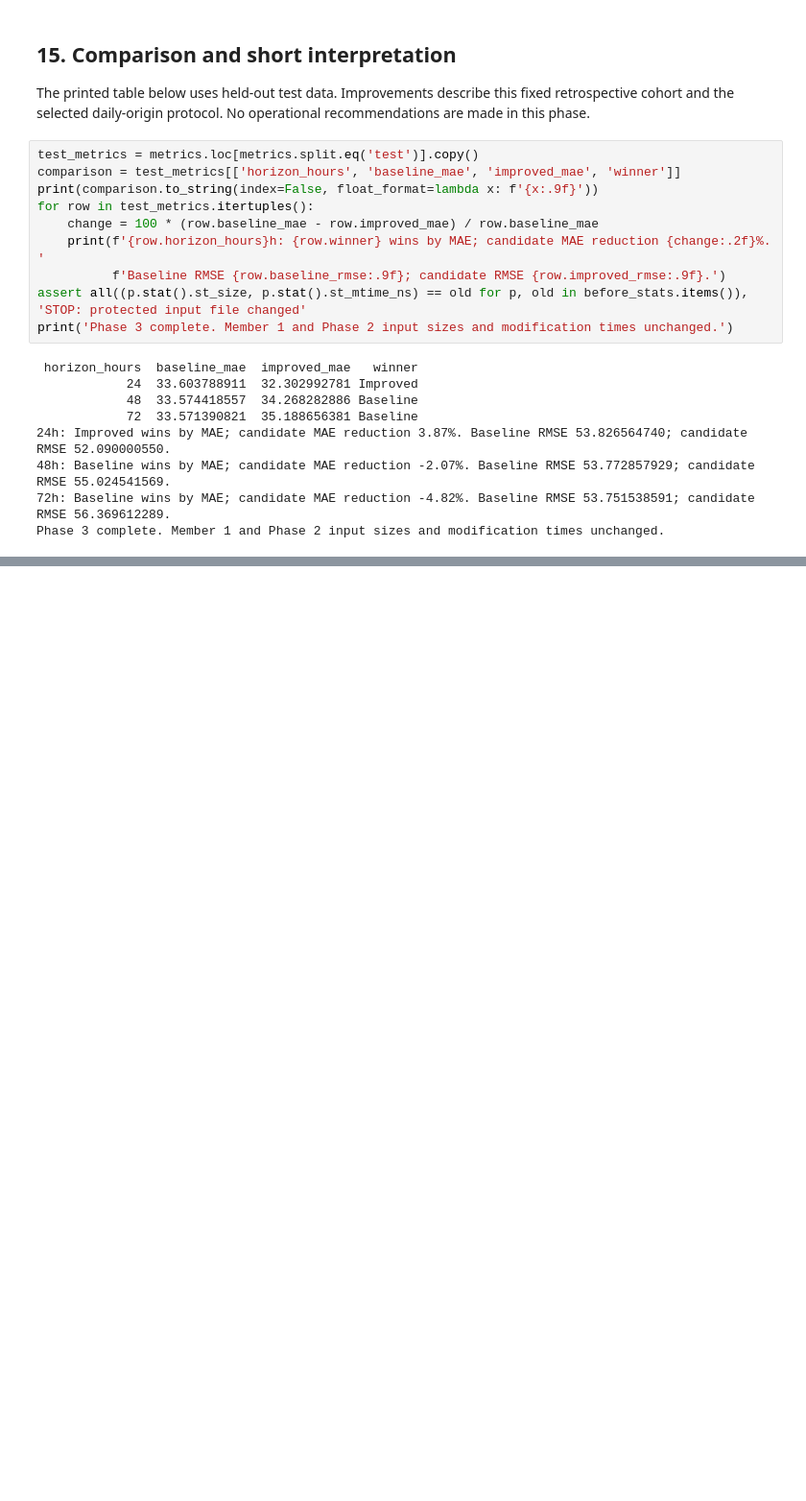
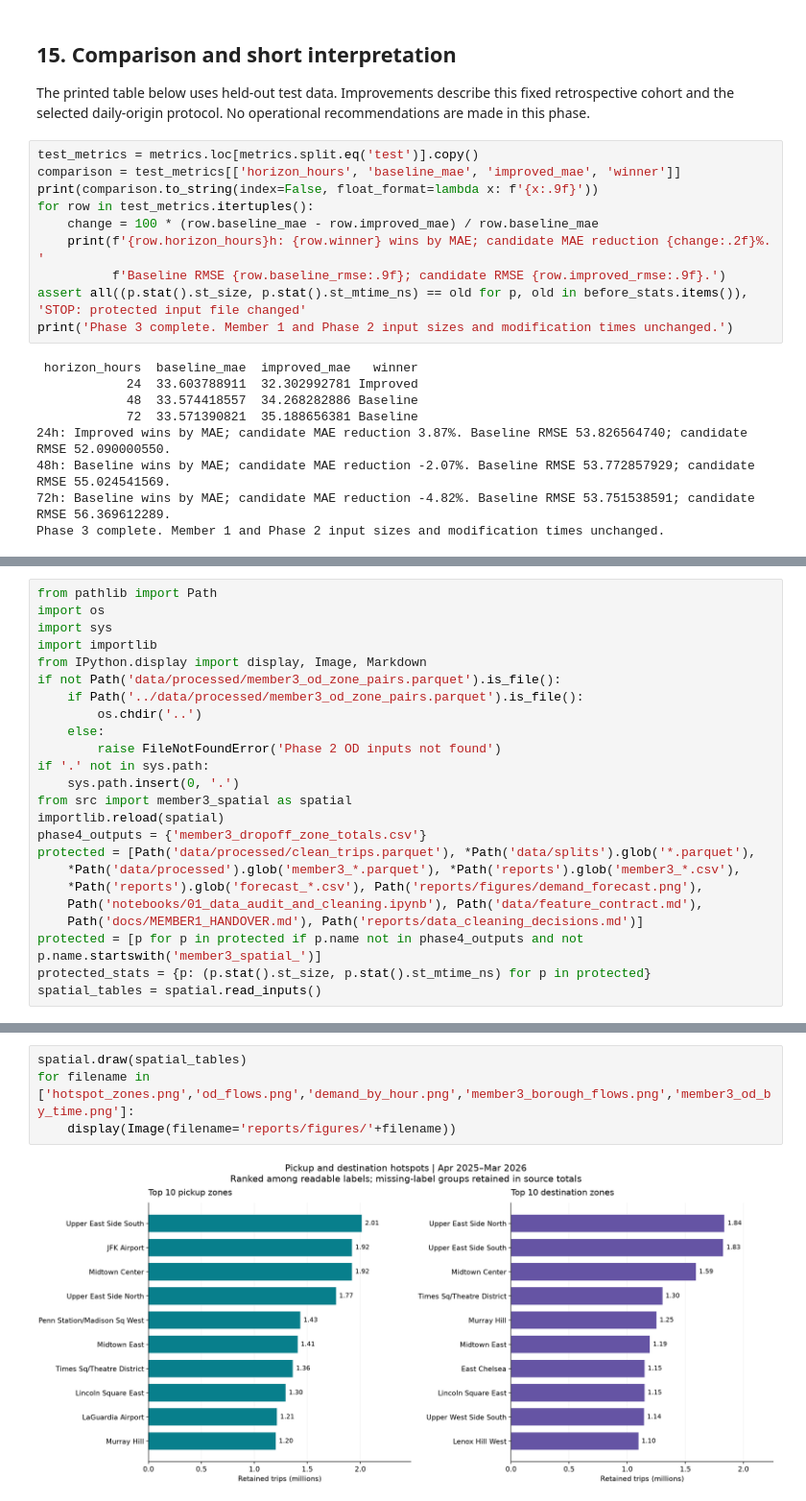
Before and after one commit to Tharukshan03/urban-flow-datathon-2026, a Jupyter notebook: notebooks/03_demand_and_spatial_analysis.ipynb, the cells around one changed output, grey strips where cells are left out. Shown at 96% size. Drawn from its saved outputs; the diff is of its cells as text; blank space fills up the shorter version.

Commit message:
feat(member3): complete spatial analysis and evidence-backed recommendations

```diff
--- a/notebooks/03_demand_and_spatial_analysis.ipynb
+++ b/notebooks/03_demand_and_spatial_analysis.ipynb
@@ -321,0 +327,24 @@ Phase 3 complete. Member 1 and Phase 2 input sizes and modification times unchan
+# %%
+from pathlib import Path
+import os
+import sys
+import importlib
+from IPython.display import display, Image, Markdown
+if not Path('data/processed/member3_od_zone_pairs.parquet').is_file():
+    if Path('../data/processed/member3_od_zone_pairs.parquet').is_file():
+        os.chdir('..')
+    else:
+        raise FileNotFoundError('Phase 2 OD inputs not found')
+if '.' not in sys.path:
+    sys.path.insert(0, '.')
+from src import member3_spatial as spatial
+importlib.reload(spatial)
+phase4_outputs = {'member3_dropoff_zone_totals.csv'}
+protected = [Path('data/processed/clean_trips.parquet'), *Path('data/splits').glob('*.parquet'),
+    *Path('data/processed').glob('member3_*.parquet'), *Path('reports').glob('member3_*.csv'),
+    *Path('reports').glob('forecast_*.csv'), Path('reports/figures/demand_forecast.png'),
+    Path('notebooks/01_data_audit_and_cleaning.ipynb'), Path('data/feature_contract.md'),
+    Path('docs/MEMBER1_HANDOVER.md'), Path('reports/data_cleaning_decisions.md')]
+protected = [p for p in protected if p.name not in phase4_outputs and not p.name.startswith('member3_spatial_')]
+protected_stats = {p: (p.stat().st_size, p.stat().st_mtime_ns) for p in protected}
+spatial_tables = spatial.read_inputs()
@@ -321,0 +440,6 @@ Phase 3 complete. Member 1 and Phase 2 input sizes and modification times unchan
+# %%
+spatial.draw(spatial_tables)
+for filename in ['hotspot_zones.png','od_flows.png','demand_by_hour.png','member3_borough_flows.png','member3_od_by_time.png']:
+    display(Image(filename='reports/figures/'+filename))
+# %% [output]
+[figure, added]
```
Also changed, not shown: parts of 12 cells of this notebook, 12 other files.
